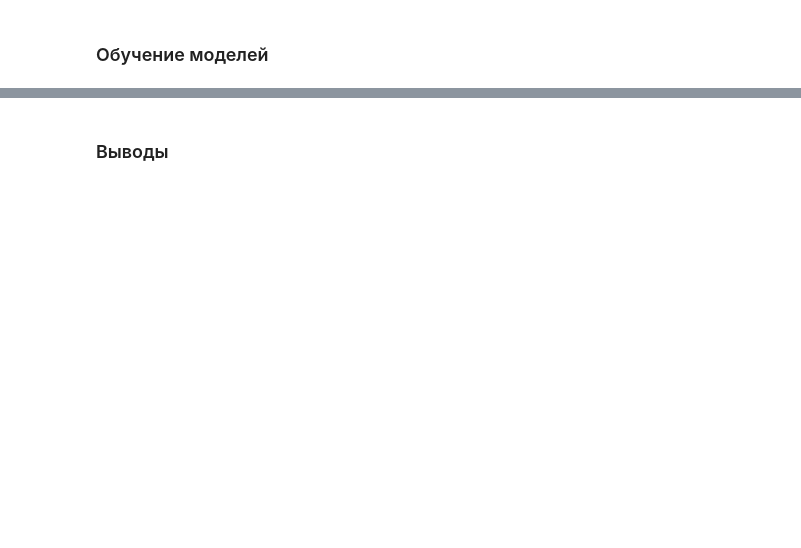
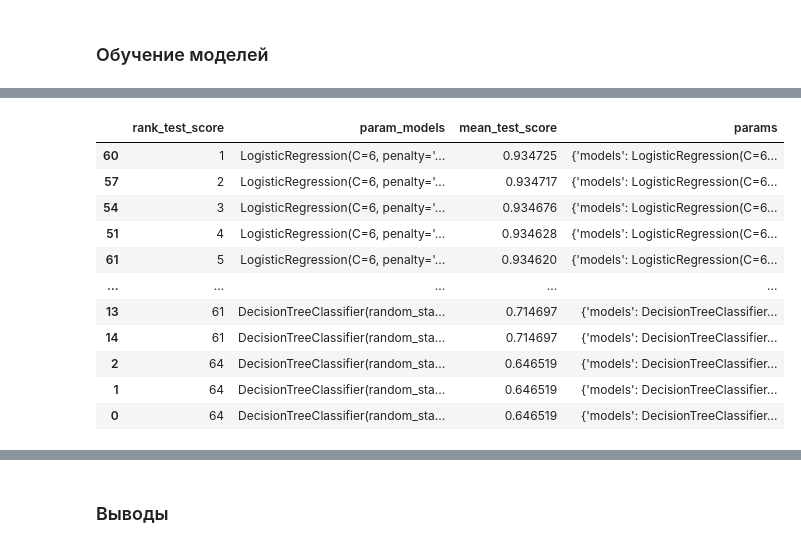
Before and after one commit to theotheo46/yap, a Jupyter notebook: notebooks/hr.ipynb, the cells around one changed output, grey strips where cells are left out. Drawn from its saved outputs; the diff is of its cells as text; code cells hidden in the pictures; blank space fills up the shorter version.

```diff
--- a/notebooks/hr.ipynb
+++ b/notebooks/hr.ipynb
@@ -769,0 +870,19 @@ plot_correlation_matrix(
+# %%
+ohe_columns = list(X_train.select_dtypes(exclude=np.number))
+num_columns = list(X_train.select_dtypes(include=np.number))
+
+print(ohe_columns)
+print(num_columns)
+
+ohe_pipe = Pipeline(
+    [
+     ('ohe', OneHotEncoder(drop='first', handle_unknown='error', sparse=False))
+    ]
+    )
+
+data_preprocessor = ColumnTransformer(
+    [('ohe', ohe_pipe, ohe_columns),
+     ('num', MinMaxScaler(), num_columns)
+    ],
+    remainder='passthrough'
+)
@@ -771,0 +899,78 @@ plot_correlation_matrix(
+# %%
+pipe_final = Pipeline([
+    ('preprocessor', data_preprocessor),
+    ('models', DecisionTreeClassifier(random_state=RANDOM_STATE))
+])
+
+custom_scorer = make_scorer(roc_auc_score, greater_is_better=True,  needs_threshold = True)
+
+param_grid = [
+
+    # словарь для модели DecisionTreeClassifier()
+    {
+        'models': [DecisionTreeClassifier(random_state=RANDOM_STATE)],
+        'models__max_depth': range(2, 6),
+        'models__max_features': range(2, 6),
+        'preprocessor__num': [StandardScaler(), MinMaxScaler(), 'passthrough']
+    },
+
+    # словарь для модели LogisticRegression()
+    {
+        'models': [LogisticRegression(
+            random_state=RANDOM_STATE,
+            solver='liblinear',
+            penalty='l1'
+        )],
+        'models__C': range(2, 7),
+        'preprocessor__num': [StandardScaler(), MinMaxScaler(), 'passthrough']
+    },
+
+    # словарь для модели KNeighborsClassifier()
+    {
+        'models': [KNeighborsClassifier()],
+        'models__n_neighbors': range(5, 6),
+        'preprocessor__num': [StandardScaler(), MinMaxScaler(), 'passthrough']
+    }
+]
+
+grid_search = GridSearchCV(
+    pipe_final,
+    param_grid,
+    cv=5,
+    scoring=custom_scorer,
+    n_jobs=-1
+)
+grid_search.fit(X_train, y_train)
+
+result = pd.DataFrame(grid_search.cv_results_)
+display(result[
+    ['rank_test_score', 'param_models', 'mean_test_score','params']
+].sort_values('rank_test_score'))
+
+
+best_model = grid_search.best_estimator_
+best_params = grid_search.best_params_
+
+print ('Лучшая модель и её параметры:\n', grid_search.best_estimator_)
+print ('Значение roc_auc_score лучшей модели на тренировочной выборке:', grid_search.best_score_)
+
+# Оцениваем качество на тестовой выборке
+#y_pred_test = best_model.predict(X_test)
+
+y_pred = best_model.predict_proba(X_test)[:,1]
+roc_auc_score_test = roc_auc_score(y_test, y_pred)
+# Выводим значение roc_auc_score на тестовой выборке
+print ("Метрика roc_auc_score лучшей модели на тестовой выборке:", roc_auc_score_test)
+# %% [output]
+|  | rank_test_score | param_models | mean_test_score | params |
+| 60 | 1 | LogisticRegression(C=6, penalty='... | 0.934725 | {'models': LogisticRegression(C=6... |
+| 57 | 2 | LogisticRegression(C=6, penalty='... | 0.934717 | {'models': LogisticRegression(C=6... |
+| 54 | 3 | LogisticRegression(C=6, penalty='... | 0.934676 | {'models': LogisticRegression(C=6... |
+| 51 | 4 | LogisticRegression(C=6, penalty='... | 0.934628 | {'models': LogisticRegression(C=6... |
+| 61 | 5 | LogisticRegression(C=6, penalty='... | 0.934620 | {'models': LogisticRegression(C=6... |
+| ... | ... | ... | ... | ... |
+| 13 | 61 | DecisionTreeClassifier(random_sta... | 0.714697 | {'models': DecisionTreeClassifier... |
+| 14 | 61 | DecisionTreeClassifier(random_sta... | 0.714697 | {'models': DecisionTreeClassifier... |
+| 2 | 64 | DecisionTreeClassifier(random_sta... | 0.646519 | {'models': DecisionTreeClassifier... |
+| 1 | 64 | DecisionTreeClassifier(random_sta... | 0.646519 | {'models': DecisionTreeClassifier... |
+| 0 | 64 | DecisionTreeClassifier(random_sta... | 0.646519 | {'models': DecisionTreeClassifier... |
```
Also changed, not shown: parts of 24 cells of this notebook.
